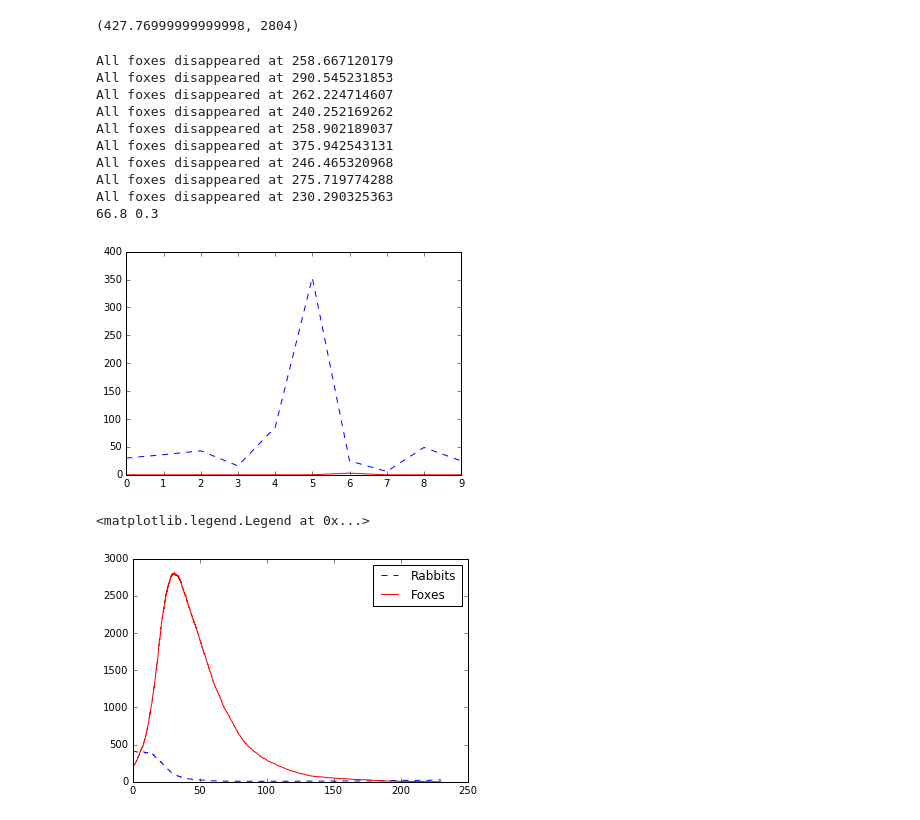
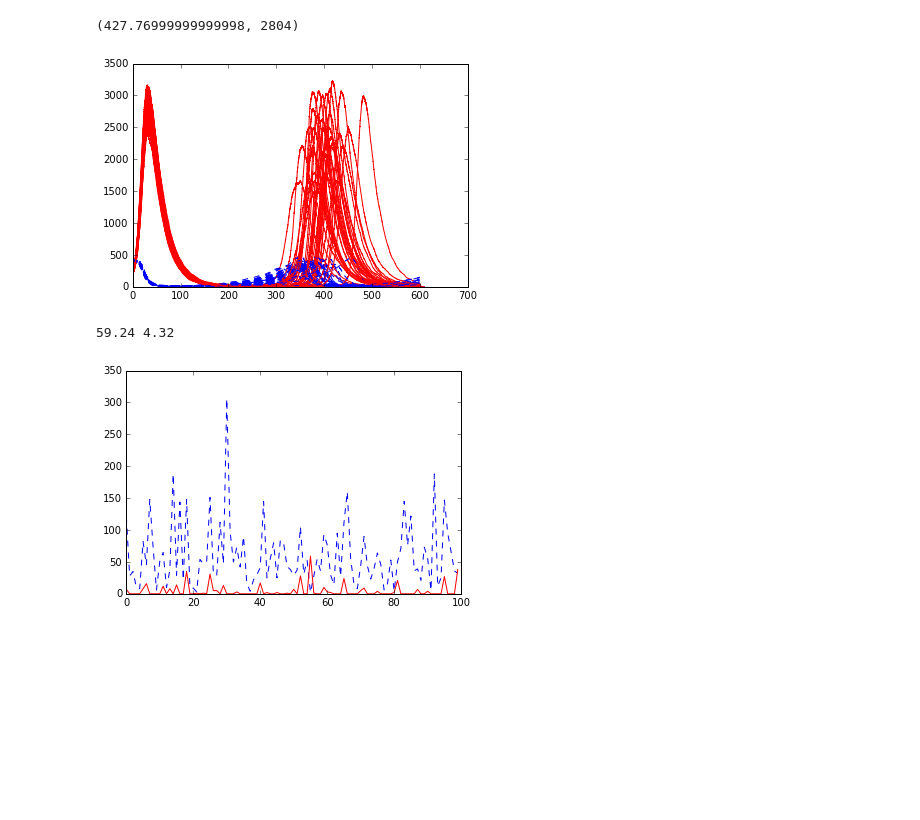
Before and after one commit to awolek/rabbits-and-foxes-jtr5395, a Jupyter notebook: rabbits-and-foxes.ipynb, the cells around one changed output. Cells and saved outputs as stored; diff of their text form; code cells hidden in the pictures; blank space fills up the shorter version.

Commit message:
Almost positive the algorithm is correct now
Makes plots of all the curves, still need to keep track of second peak and
other stats though

```diff
--- a/rabbits-and-foxes.ipynb
+++ b/rabbits-and-foxes.ipynb
@@ -183,7 +183,7 @@ k2 = .00004  # 1/(days*foxes)
 k3 = .0004  # 1/(days*rabbits)
 k4 = .04  # 1/days
 
-for i in range(10):
+for i in range(100):
 # reset lists
     R = [Ri]
     F = [Fi]
@@ -197,11 +197,11 @@ for i in range(10):
         r3 = k1*R[-1] + k2*R[-1]*F[-1] + k3*R[-1]*F[-1]
 
         if F[-1] < 1:
-            print("All foxes disappeared at" + " " + str(t[-1]))
+#            print("All foxes disappeared at" + " " + str(t[-1]))
             break
 
         elif R[-1] < 1:
-            print("All rabbits disappeared at" + " " + str(t[-1]))
+#            print("All rabbits disappeared at" + " " + str(t[-1]))
             break
 
         val = np.random.rand() * Q
@@ -210,52 +210,40 @@ for i in range(10):
             # Rabbit is born
             R.append(R[-1] + 1)
             F.append(F[-1])
             t.append(t[-1] + 1/Q * np.log(1/np.random.rand()))
 
         elif val < r2:
             # Rabbit is killed by a fox
             R.append(R[-1] - 1)
             F.append(F[-1])
             t.append(t[-1] + 1/Q * np.log(1/np.random.rand()))
 
         elif val < r3:
             # Fox is born
             F.append(F[-1] + 1)
             R.append(R[-1])
             t.append(t[-1] + 1/Q * np.log(1/np.random.rand()))
 
         elif val < Q:
             # Fox dies
             F.append(F[-1] - 1)
             R.append(R[-1])
             t.append(t[-1] + 1/Q * np.log(1/np.random.rand()))
 
         else:
             print("Error in while loop")
             break
 
     Rf.append(R[-1])
     Ff.append(F[-1])
-
-plt.plot(Rf, 'b--', label='Rabbits')
-plt.plot(Ff, 'r', label='Foxes')
-print(np.mean(Rf), np.mean(Ff))
+    plt.plot(t,R, 'b--')
+    plt.plot(t,F, 'r')
 # %% [output]
-All foxes disappeared at 258.667120179
-All foxes disappeared at 290.545231853
-All foxes disappeared at 262.224714607
-All foxes disappeared at 240.252169262
-All foxes disappeared at 258.902189037
-All foxes disappeared at 375.942543131
-All foxes disappeared at 246.465320968
-All foxes disappeared at 275.719774288
-All foxes disappeared at 230.290325363
-66.8 0.3
-[figure, old version]
+[figure, new version]
 # %%
-plt.plot(t,R, 'b--', label='Rabbits')
-plt.plot(t,F, 'r', label='Foxes')
-plt.legend(loc=0)
+plt.plot(Rf, 'b--', label='Rabbits')
+plt.plot(Ff, 'r', label='Foxes')
+print(np.mean(Rf), np.mean(Ff))
 # %% [output]
-<matplotlib.legend.Legend at 0x...>
+59.24 4.32
-[figure, old version]
+[figure, new version]
```
